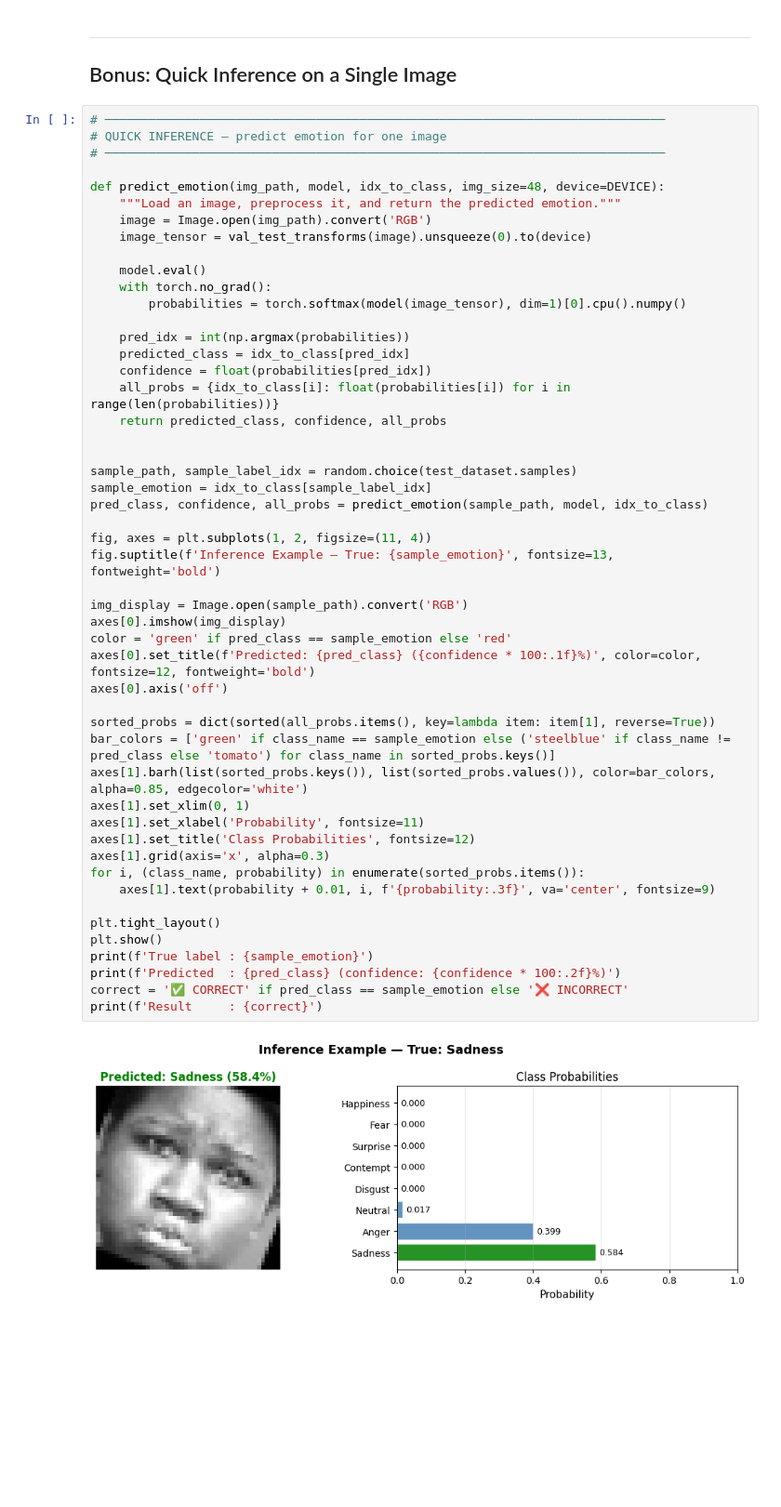
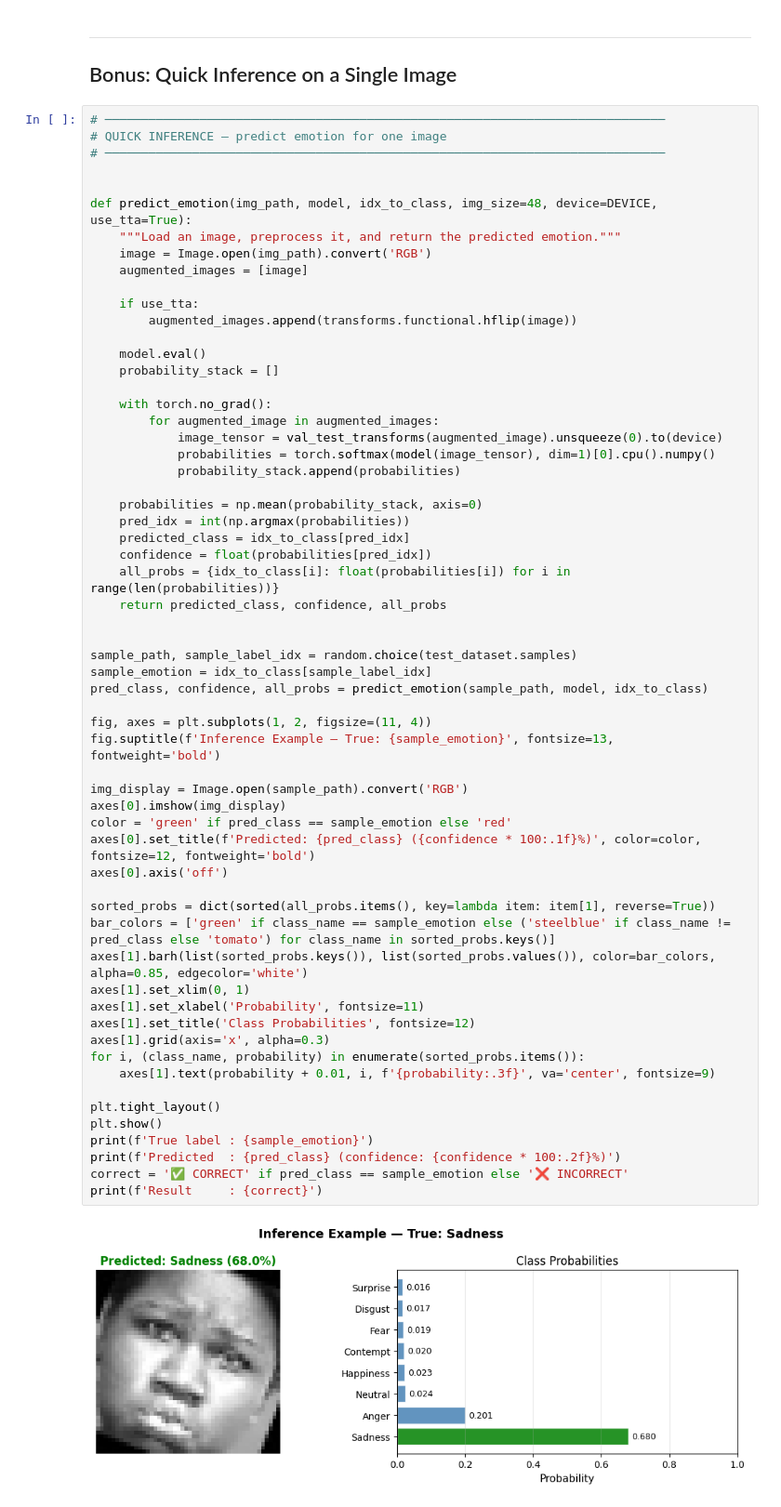
Before and after one commit to spandan-mozumder/emotion-detection, a Jupyter notebook: vgg/notebook.ipynb, the cells around one changed output. Shown at 93% size. Saved outputs shown, nothing was run; the diff lists cells and outputs as text; blank space fills up the shorter version.

```diff
--- a/vgg/notebook.ipynb
+++ b/vgg/notebook.ipynb
@@ -872,15 +872,25 @@ Class index map saved  → class_indices.json
 # QUICK INFERENCE — predict emotion for one image
 # ─────────────────────────────────────────────────────────────────────────────
 
-def predict_emotion(img_path, model, idx_to_class, img_size=48, device=DEVICE):
+
+def predict_emotion(img_path, model, idx_to_class, img_size=48, device=DEVICE, use_tta=True):
     """Load an image, preprocess it, and return the predicted emotion."""
     image = Image.open(img_path).convert('RGB')
-    image_tensor = val_test_transforms(image).unsqueeze(0).to(device)
+    augmented_images = [image]
+
+    if use_tta:
+        augmented_images.append(transforms.functional.hflip(image))
 
     model.eval()
+    probability_stack = []
+
     with torch.no_grad():
-        probabilities = torch.softmax(model(image_tensor), dim=1)[0].cpu().numpy()
+        for augmented_image in augmented_images:
+            image_tensor = val_test_transforms(augmented_image).unsqueeze(0).to(device)
+            probabilities = torch.softmax(model(image_tensor), dim=1)[0].cpu().numpy()
+            probability_stack.append(probabilities)
 
+    probabilities = np.mean(probability_stack, axis=0)
     pred_idx = int(np.argmax(probabilities))
     predicted_class = idx_to_class[pred_idx]
     confidence = float(probabilities[pred_idx])
@@ -891,32 +901,32 @@ def predict_emotion(img_path, model, idx_to_class, img_size=48, device=DEVICE):
 sample_path, sample_label_idx = random.choice(test_dataset.samples)
 sample_emotion = idx_to_class[sample_label_idx]
 pred_class, confidence, all_probs = predict_emotion(sample_path, model, idx_to_class)
 
 fig, axes = plt.subplots(1, 2, figsize=(11, 4))
 fig.suptitle(f'Inference Example — True: {sample_emotion}', fontsize=13, fontweight='bold')
 
 img_display = Image.open(sample_path).convert('RGB')
 axes[0].imshow(img_display)
 color = 'green' if pred_class == sample_emotion else 'red'
 axes[0].set_title(f'Predicted: {pred_class} ({confidence * 100:.1f}%)', color=color, fontsize=12, fontweight='bold')
 axes[0].axis('off')
 
 sorted_probs = dict(sorted(all_probs.items(), key=lambda item: item[1], reverse=True))
 bar_colors = ['green' if class_name == sample_emotion else ('steelblue' if class_name != pred_class else 'tomato') for class_name in sorted_probs.keys()]
 axes[1].barh(list(sorted_probs.keys()), list(sorted_probs.values()), color=bar_colors, alpha=0.85, edgecolor='white')
 axes[1].set_xlim(0, 1)
 axes[1].set_xlabel('Probability', fontsize=11)
 axes[1].set_title('Class Probabilities', fontsize=12)
 axes[1].grid(axis='x', alpha=0.3)
 for i, (class_name, probability) in enumerate(sorted_probs.items()):
     axes[1].text(probability + 0.01, i, f'{probability:.3f}', va='center', fontsize=9)
 
 plt.tight_layout()
 plt.show()
 print(f'True label : {sample_emotion}')
 print(f'Predicted  : {pred_class} (confidence: {confidence * 100:.2f}%)')
 correct = '✅ CORRECT' if pred_class == sample_emotion else '❌ INCORRECT'
 print(f'Result     : {correct}')
 # %% [output]
-[figure, old version]
+[figure, new version]
 True label : Sadness
```
Also changed, not shown: parts of 12 cells of this notebook, 16 other files.
